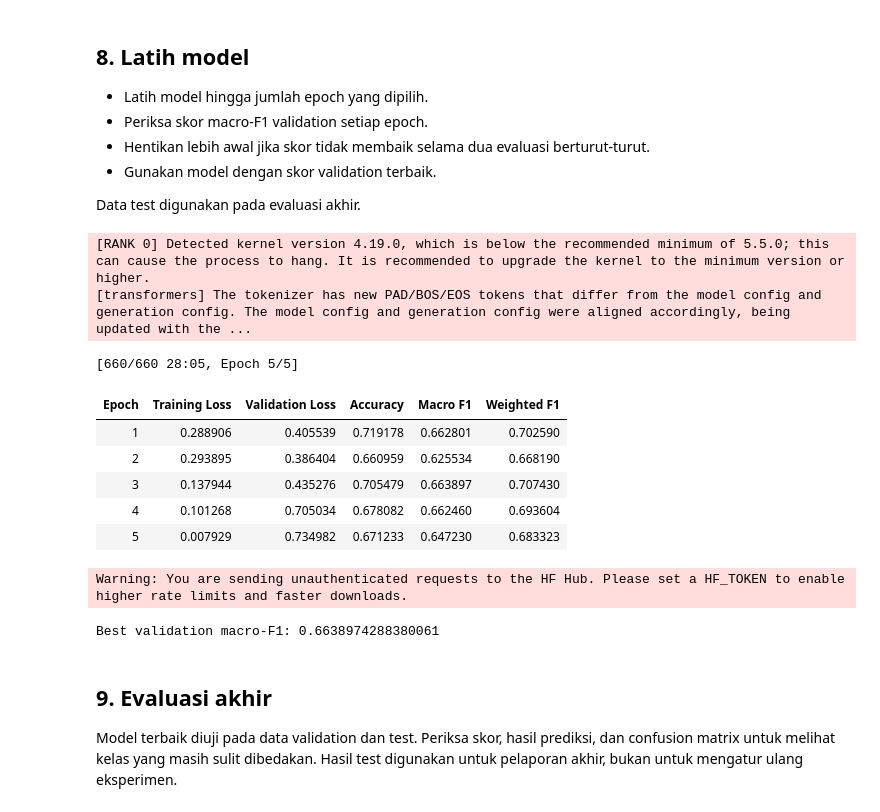
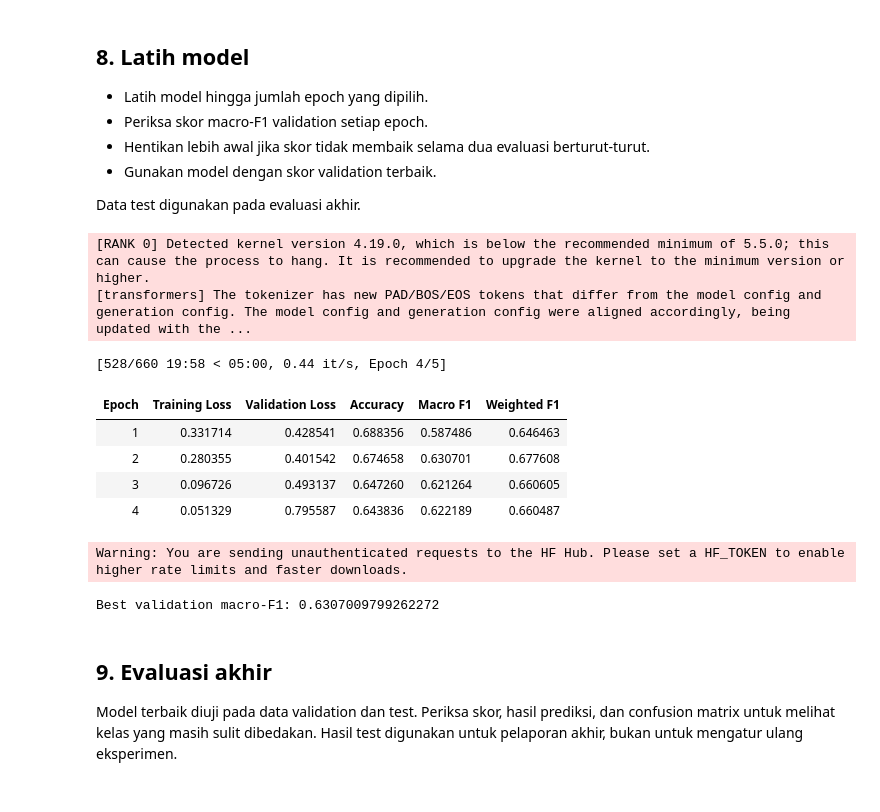
Before and after one commit to solonuansa/project-ptm, a Jupyter notebook: Analisis/notebooks/qwen3.5-9b.ipynb, the cells around one changed output. Saved outputs shown, nothing was run; the diff lists cells and outputs as text; code cells hidden in the pictures.

Commit message:
Add verified Qwen EN-EN results and per-class metrics

```diff
--- a/Analisis/notebooks/qwen3.5-9b.ipynb
+++ b/Analisis/notebooks/qwen3.5-9b.ipynb
@@ -45,6 +71,6 @@ Bahasa data dan prompt boleh berbeda. Aktifkan `RUN_ZERO_SHOT_BASELINE` jika ing
 # %%
 DATA_LANGUAGE = 'en'
-PROMPT_LANGUAGE = 'nl'
+PROMPT_LANGUAGE = 'en'  # Run ulang EN-EN.
 RUN_ZERO_SHOT_BASELINE = True
 INPUT_MODE = 'comment_only'
 MAX_LENGTH = 1024
@@ -55,6 +81,7 @@ EPOCHS = 5
 LEARNING_RATE = 1e-4
 SEED = 42
 MODEL_NAME = 'Qwen/Qwen3.5-9B'
+MODEL_REVISION = 'c202236235762e1c871ad0ccb60c8ee5ba337b9a'  # Revisi pada run terdahulu.
 LABELS = ['no', 'yes_implicit', 'yes_explicit']
 
 LABEL_TO_ANSWER = {'no': '0', 'yes_explicit': '1', 'yes_implicit': '2'}
@@ -201,7 +230,7 @@ Folder CSV: /__modal/volumes/vo-qUG9UHipNIZSMFuVhJKta7/data/en-splitting
 
 Komentar disiapkan agar bisa dibaca model. Huruf besar, huruf kecil, dan emoji tetap dipertahankan. Komentar yang terlalu panjang akan dipotong sesuai batas yang dipilih.
 # %%
-MODEL_COMMIT = HfApi().model_info(MODEL_NAME).sha
+MODEL_COMMIT = HfApi().model_info(MODEL_NAME, revision=MODEL_REVISION).sha
 tokenizer = AutoTokenizer.from_pretrained(MODEL_NAME, revision=MODEL_COMMIT)
 if tokenizer.pad_token_id is None:
     tokenizer.pad_token = tokenizer.eos_token
@@ -391,37 +431,37 @@ Data test digunakan pada evaluasi akhir.
 # %%
 args = TrainingArguments(
     output_dir=str(OUT / 'checkpoints'), num_train_epochs=EPOCHS,
     per_device_train_batch_size=BATCH_SIZE, gradient_accumulation_steps=GRAD_ACCUM,
     learning_rate=LEARNING_RATE, weight_decay=0.01,
     warmup_steps=math.ceil(math.ceil(len(train_dataset) / (BATCH_SIZE * GRAD_ACCUM)) * EPOCHS * 0.05),
-    lr_scheduler_type='cosine', optim='adamw_torch', bf16=True,
+    lr_scheduler_type='cosine', optim='adamw_torch', bf16=True, max_grad_norm=1.0,
     gradient_checkpointing=True, gradient_checkpointing_kwargs={'use_reentrant': False},
     eval_strategy='epoch', save_strategy='epoch', save_total_limit=2,
-    load_best_model_at_end=True, metric_for_best_model='macro_f1',
-    logging_steps=10, seed=SEED, data_seed=SEED,
-    remove_unused_columns=False, label_names=['labels'])
+    load_best_model_at_end=True, metric_for_best_model='macro_f1', greater_is_better=True,
+    logging_steps=10, report_to='none', seed=SEED, data_seed=SEED,
+    remove_unused_columns=False, label_names=['labels'], dataloader_num_workers=0)
 
 trainer = SFTTrainer(model=model, args=args, train_dataset=train_dataset, eval_dataset=val_records,
                      data_collator=collate, processing_class=tokenizer,
                      callbacks=[EarlyStoppingCallback(early_stopping_patience=2)])
 
 trainer.model_accepts_loss_kwargs = False
 train_result = trainer.train()
 model = trainer.model
 pd.DataFrame(trainer.state.log_history).to_csv(OUT / 'training_log.csv', index=False)
+trainer.state.save_to_json(str(OUT / 'trainer_state.json'))
 print('Best validation macro-F1:', trainer.state.best_metric)
 # %% [output]
 [RANK 0] Detected kernel version 4.19.0, which is below the recommended minimum of 5.5.0; this can cause the process to hang. It is recommended to upgrade the kernel to the minimum version or higher.
 [transformers] The tokenizer has new PAD/BOS/EOS tokens that differ from the model config and generation config. The model config and generation config were aligned accordingly, being updated with the ...
-[660/660 28:05, Epoch 5/5]
+[528/660 19:58 < 05:00, 0.44 it/s, Epoch 4/5]
 | Epoch | Training Loss | Validation Loss | Accuracy | Macro F1 | Weighted F1 |
-| 1 | 0.288906 | 0.405539 | 0.719178 | 0.662801 | 0.702590 |
-| 2 | 0.293895 | 0.386404 | 0.660959 | 0.625534 | 0.668190 |
-| 3 | 0.137944 | 0.435276 | 0.705479 | 0.663897 | 0.707430 |
-| 4 | 0.101268 | 0.705034 | 0.678082 | 0.662460 | 0.693604 |
-| 5 | 0.007929 | 0.734982 | 0.671233 | 0.647230 | 0.683323 |
+| 1 | 0.331714 | 0.428541 | 0.688356 | 0.587486 | 0.646463 |
+| 2 | 0.280355 | 0.401542 | 0.674658 | 0.630701 | 0.677608 |
+| 3 | 0.096726 | 0.493137 | 0.647260 | 0.621264 | 0.660605 |
+| 4 | 0.051329 | 0.795587 | 0.643836 | 0.622189 | 0.660487 |
 Warning: You are sending unauthenticated requests to the HF Hub. Please set a HF_TOKEN to enable higher rate limits and faster downloads.
-Best validation macro-F1: 0.6638974288380061
+Best validation macro-F1: 0.6307009799262272
 # %% [markdown]
 ## 9. Evaluasi akhir
 
```
Also changed, not shown: parts of 12 cells of this notebook, 25 other files.
